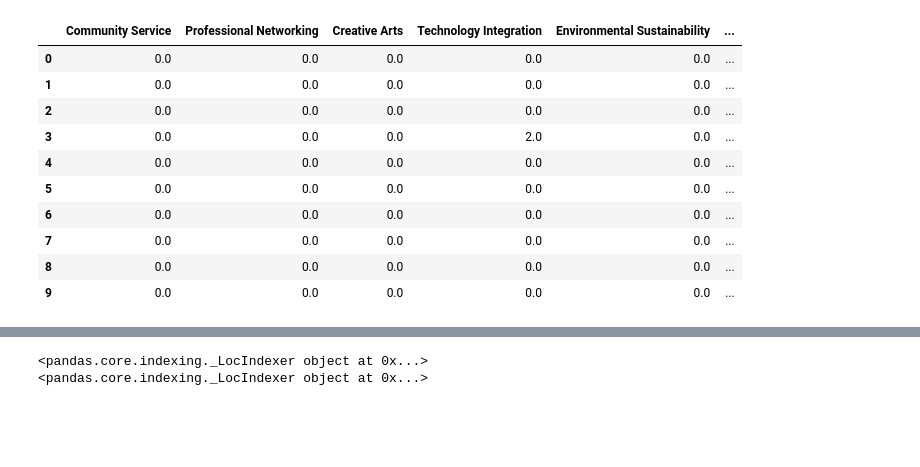
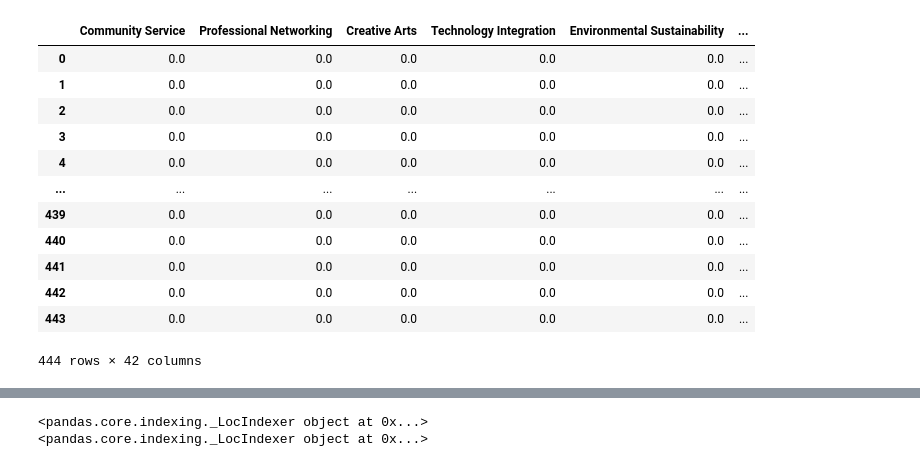
Before and after one commit to CPClubMatch/SocialConnection, a Jupyter notebook: quizlinking.ipynb, the cells around one changed output, grey strips where cells are left out. Cells and saved outputs as stored; diff of their text form; code cells hidden in the pictures; blank space fills up the shorter version.

```diff
--- a/quizlinking.ipynb
+++ b/quizlinking.ipynb
@@ -3,6 +3,7 @@ import pandas as pd
 import numpy as np
 # %%
 clubscored_df = pd.read_csv("ClubsScored.csv")
+clubs_df = pd.read_csv("NicosScrapedData.csv")
 print(clubscored_df.head(10))
 # %% [output]
    Community Service  Professional Networking  Creative Arts  \
@@ -46,26 +75,34 @@ Length: 444, dtype: object
 # %%
-pd.set_option('display.max_columns', None)
-top3 = []
-for index, row in new_df.iterrows():
-    top3.append(row.nlargest(3).index.tolist())
+# pd.set_option('display.max_columns', None)
+# top3 = []
+# club_names = new_df["Club Name"]
+# for index, row in new_df.iloc[:, :-1].iterrows():
+#     top3.append(row.nlargest(3).index.tolist())
 
-df = new_df.mask(new_df < threshold, 0)
-final_df = df.mask(df >= threshold, 1)
+# df = new_df.iloc[:, :-1].mask(new_df.iloc[:, :-1] < threshold, 0)
+# final_df2 = df.mask(df >= threshold, 1)
 
-for i in range(len(final_df)):
-    for col in top3[i]:
-        if col in final_df.columns:
-            final_df.loc[i, col] += 1
-final_df.head(10)
+# for i in range(len(final_df2)):
+#     for col in top3[i]:
+#         if col in final_df2.columns:
+#             final_df.loc[i, col] = 1
+# final_df2["Club Name"] = club_names
+# final_df2
-# %% [output]
-|  | Community Service | Professional Networking | Creative Arts | Technology Integration | Environmental Sustainability | ... |
-| 0 | 0.0 | 0.0 | 0.0 | 0.0 | 0.0 | ... |
-| 1 | 0.0 | 0.0 | 0.0 | 0.0 | 0.0 | ... |
-| 2 | 0.0 | 0.0 | 0.0 | 0.0 | 0.0 | ... |
-| 3 | 0.0 | 0.0 | 0.0 | 2.0 | 0.0 | ... |
-| 4 | 0.0 | 0.0 | 0.0 | 0.0 | 0.0 | ... |
-| 5 | 0.0 | 0.0 | 0.0 | 0.0 | 0.0 | ... |
-| 6 | 0.0 | 0.0 | 0.0 | 0.0 | 0.0 | ... |
-| 7 | 0.0 | 0.0 | 0.0 | 0.0 | 0.0 | ... |
-| 8 | 0.0 | 0.0 | 0.0 | 0.0 | 0.0 | ... |
-| 9 | 0.0 | 0.0 | 0.0 | 0.0 | 0.0 | ... |
+# %%
+tag_list = final_df.iloc[:, :-1].columns
+tags_df = pd.merge(final_df, clubs_df.drop(columns=['tablescraper-selected-row href']), on="Club Name", how="left")
+tags_df
+# %% [output]
+|  | Community Service | Professional Networking | Creative Arts | Technology Integration | Environmental Sustainability | ... |
+| 0 | 0.0 | 0.0 | 0.0 | 0.0 | 0.0 | ... |
+| 1 | 0.0 | 0.0 | 0.0 | 0.0 | 0.0 | ... |
+| 2 | 0.0 | 0.0 | 0.0 | 0.0 | 0.0 | ... |
+| 3 | 0.0 | 0.0 | 0.0 | 0.0 | 0.0 | ... |
+| 4 | 0.0 | 0.0 | 0.0 | 0.0 | 0.0 | ... |
+| ... | ... | ... | ... | ... | ... | ... |
+| 439 | 0.0 | 0.0 | 0.0 | 0.0 | 0.0 | ... |
+| 440 | 0.0 | 0.0 | 0.0 | 0.0 | 0.0 | ... |
+| 441 | 0.0 | 0.0 | 0.0 | 0.0 | 0.0 | ... |
+| 442 | 0.0 | 0.0 | 0.0 | 0.0 | 0.0 | ... |
+| 443 | 0.0 | 0.0 | 0.0 | 0.0 | 0.0 | ... |
+444 rows × 42 columns
```
Also changed, not shown: parts of 6 cells of this notebook, 1 other file.
